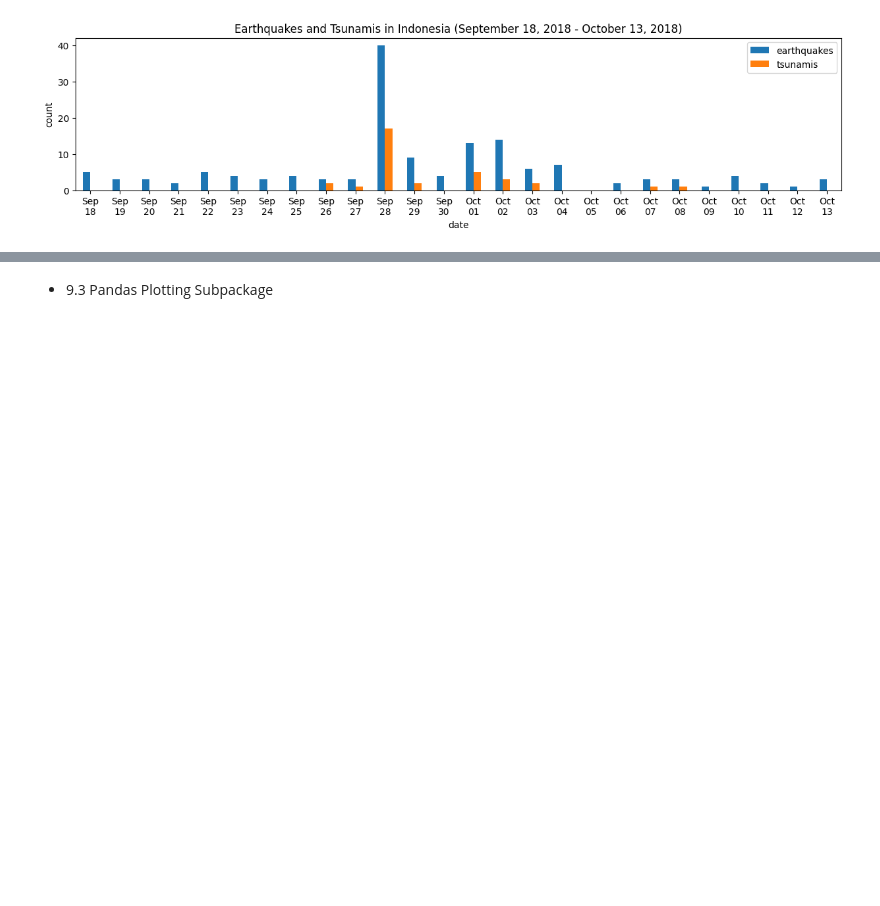
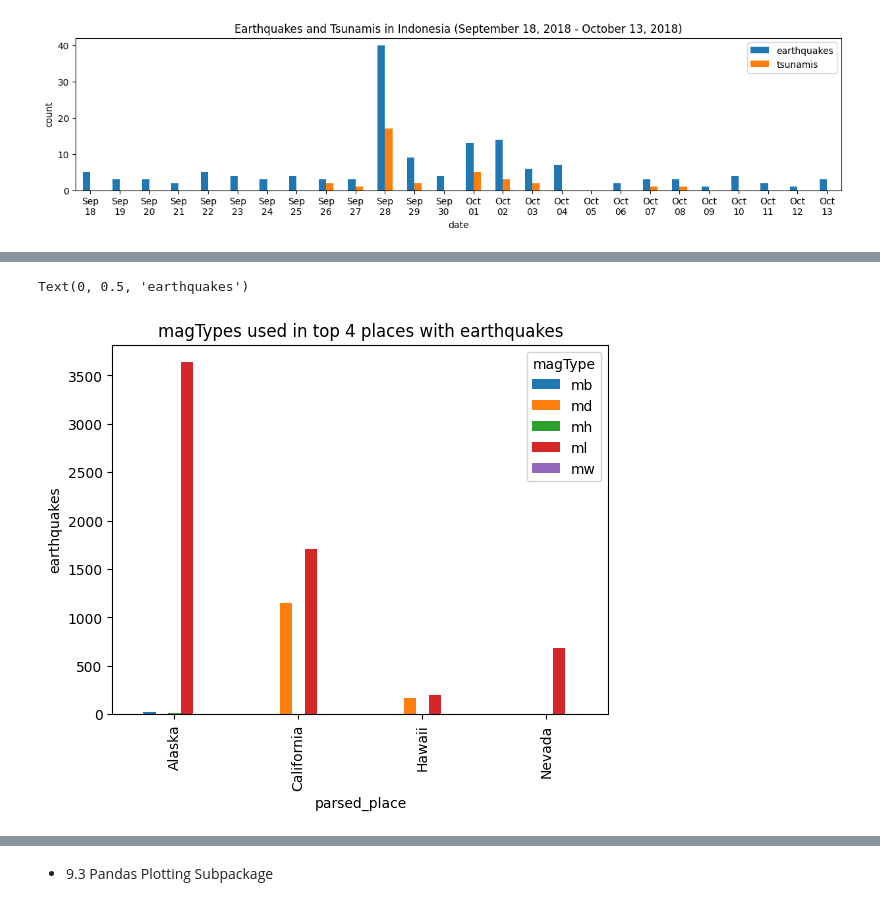
Before and after one commit to jcjcjjc-kekeodt/CPE-311, a Jupyter notebook: Hands_on_Activity_9_1_Data_Visualization_using_Pandas_and_Matplotlib_DEBOLGADO.ipynb, the cells around one changed output, grey strips where cells are left out. Drawn from its saved outputs; the diff is of its cells as text; code cells hidden in the pictures; blank space fills up the shorter version.

```diff
--- a/Hands_on_Activity_9_1_Data_Visualization_using_Pandas_and_Matplotlib_DEBOLGADO.ipynb
+++ b/Hands_on_Activity_9_1_Data_Visualization_using_Pandas_and_Matplotlib_DEBOLGADO.ipynb
@@ -498,0 +508,10 @@ Text(0, 0.5, 'count')
+# %%
+quakes[
+quakes.parsed_place.isin(['California', 'Alaska', 'Nevada', 'Hawaii'])
+].groupby(['parsed_place', 'magType']).mag.count().unstack().plot.bar(
+title='magTypes used in top 4 places with earthquakes'
+)
+plt.ylabel('earthquakes') # label the axes (discussed in chapter 6)
+# %% [output]
+Text(0, 0.5, 'earthquakes')
+[figure, added]
```
Also changed, not shown: parts of 28 cells of this notebook.
